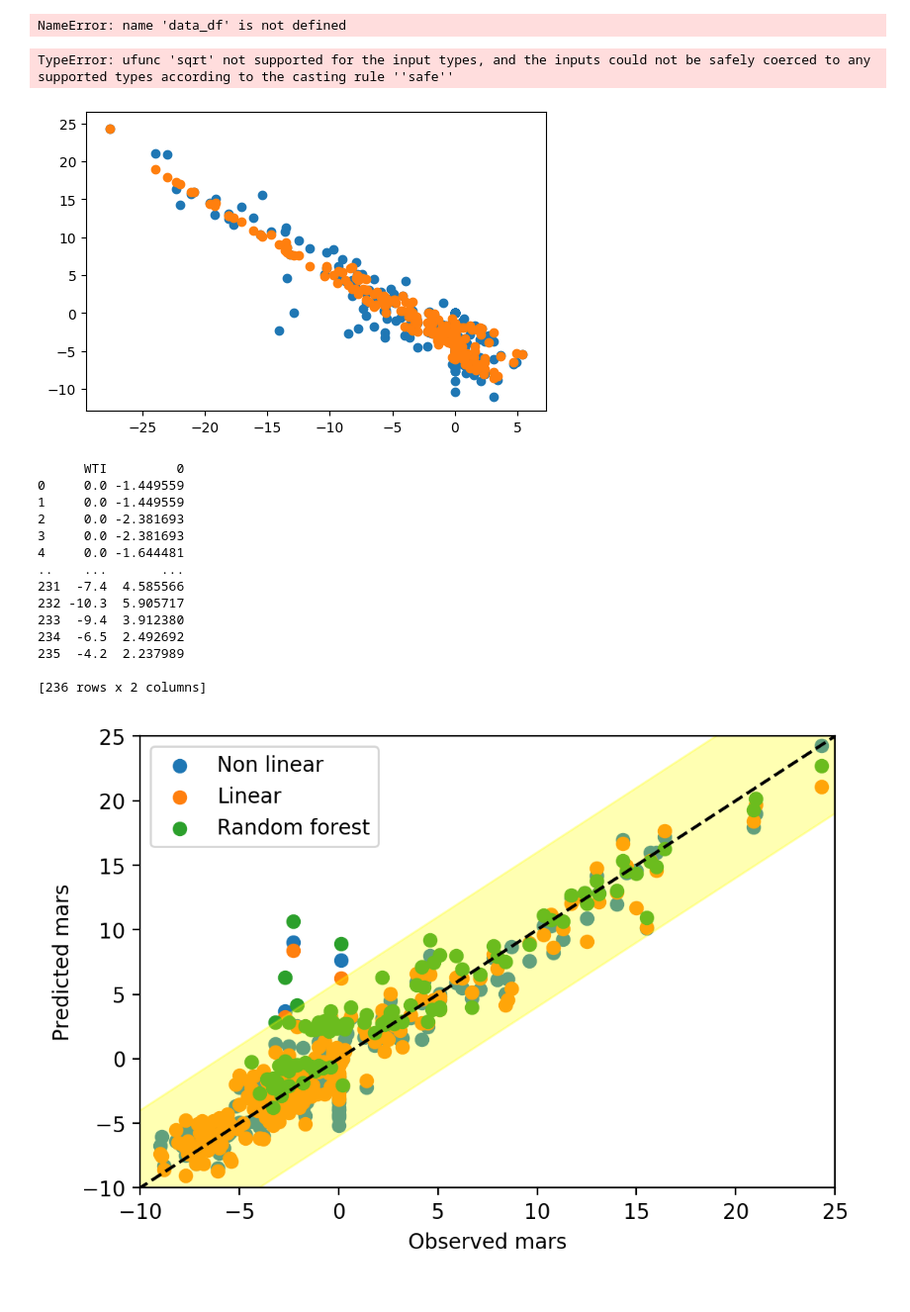
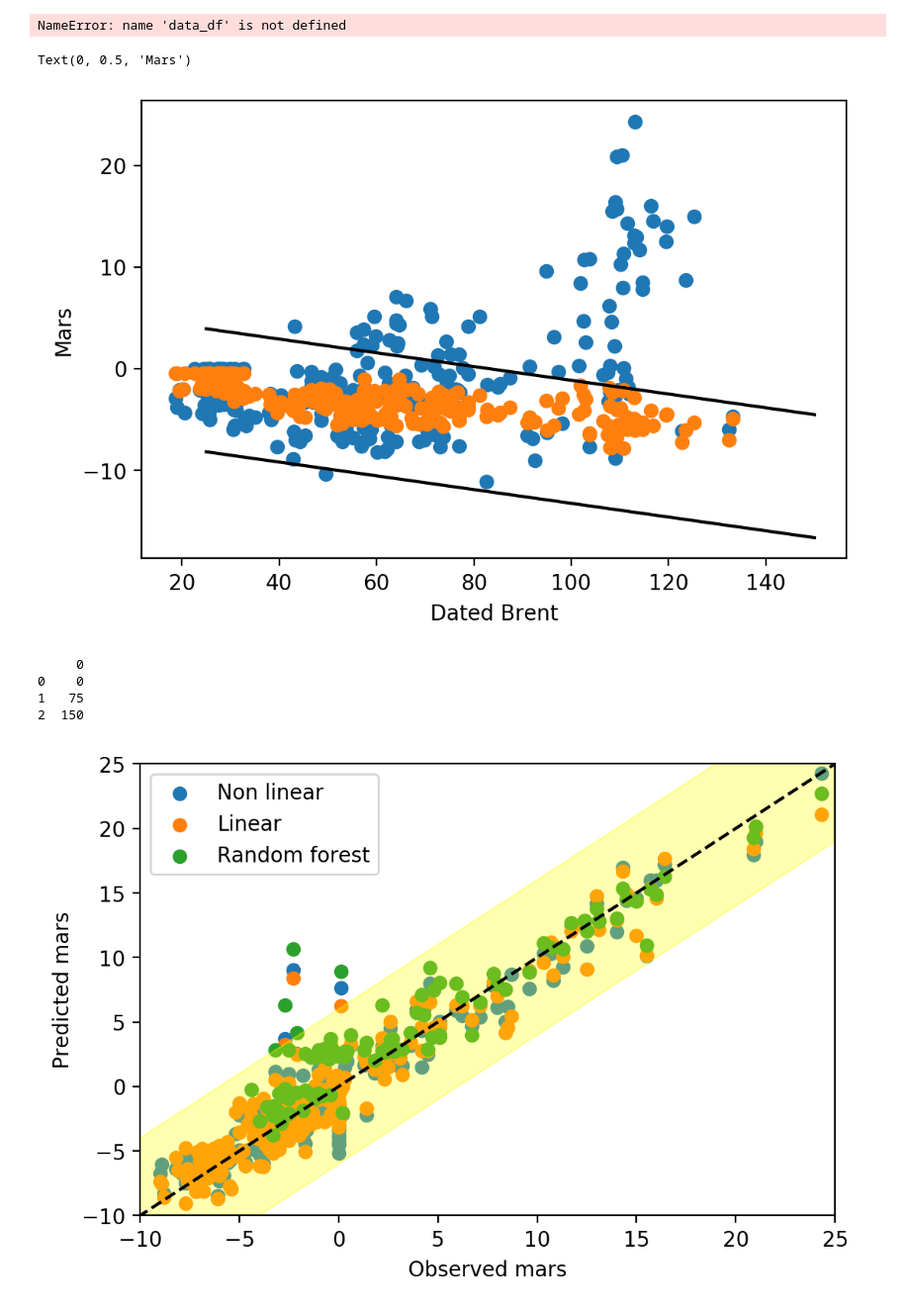
Before and after one commit to kaibawong/differential, a Jupyter notebook: random forest test.ipynb, the cells around one changed output. Shown at 99% size. Cells and saved outputs as stored; diff of their text form; code cells hidden in the pictures.

```diff
--- a/random forest test.ipynb
+++ b/random forest test.ipynb
@@ -121,38 +119,33 @@ linear_mars = -0.5163+ -0.0139*k1 + -0.9438*k2 + 2.4813*k3 + -1.5131*k4
+# %%
+pred_mars = 0.400045788638837*(brdiff["Maya USGC"]) + 0.310154060960814*np.power(brdiff["Maya USGC"],2)/(brdiff["Dated Brent"]) - 0.440193883512435
 # %%
-plt.rcParams['figure.dpi'] = 100
-plt.scatter(brdiff["WTI"],brdiff["Mars"])
-plt.scatter(brdiff["WTI"],pred_mars)
+plt.rcParams['figure.dpi'] = 200
+plt.scatter(brdiff["Dated Brent"],brdiff["Mars"])
+plt.scatter(brdiff["Dated Brent"],pred_mars)
 
-table= pd.concat([brdiff["WTI"],pred_mars], axis=1, sort=False)
 
-table.sort_values(by=['WTI'], inplace=True)
+DB = pd.DataFrame([0,25,50,75,100,125,150])
+MU = pd.DataFrame([0,-5,-10,-15,-20,-25,-30])
 
-plt.scatter(table.iloc[:,0],table.iloc[:,1],'k')
 
-#plt.plot(brdiff["WTI"],pred_mars+np.std(brdiff["Mars"]),'k')
-#plt.plot(brdiff["WTI"],pred_mars-np.std(brdiff["Mars"]),'k')
-plt.xlabel('WTI')
+P_mars = 0.400045788638837*(MU) + 0.310154060960814*np.power(MU,2)/(DB) - 0.440193883512435
+
+#plt.plot(DB,P_mars,'k')
+plt.plot(DB,P_mars+np.std(brdiff["Mars"]),'k')
+plt.plot(DB,P_mars-np.std(brdiff["Mars"]),'k')
+
+plt.xlabel('Dated Brent')
 plt.ylabel('Mars')
 # %% [output]
-TypeError: ufunc 'sqrt' not supported for the input types, and the inputs could not be safely coerced to any supported types according to the casting rule ''safe''
+Text(0, 0.5, 'Mars')
-[figure, old version]
+[figure, new version]
 # %%
-print(table)
+print(DB)
 # %% [output]
-      WTI         0
-0     0.0 -1.449559
-1     0.0 -1.449559
-2     0.0 -2.381693
-3     0.0 -2.381693
-4     0.0 -1.644481
-..    ...       ...
-231  -7.4  4.585566
-232 -10.3  5.905717
-233  -9.4  3.912380
-234  -6.5  2.492692
-235  -4.2  2.237989
-
-[236 rows x 2 columns]
+     0
+0    0
+1   75
+2  150
 # %%
 plt.rcParams['figure.dpi'] = 200
 
```
Also changed, not shown: parts of 2 cells of this notebook, 5 other files.
